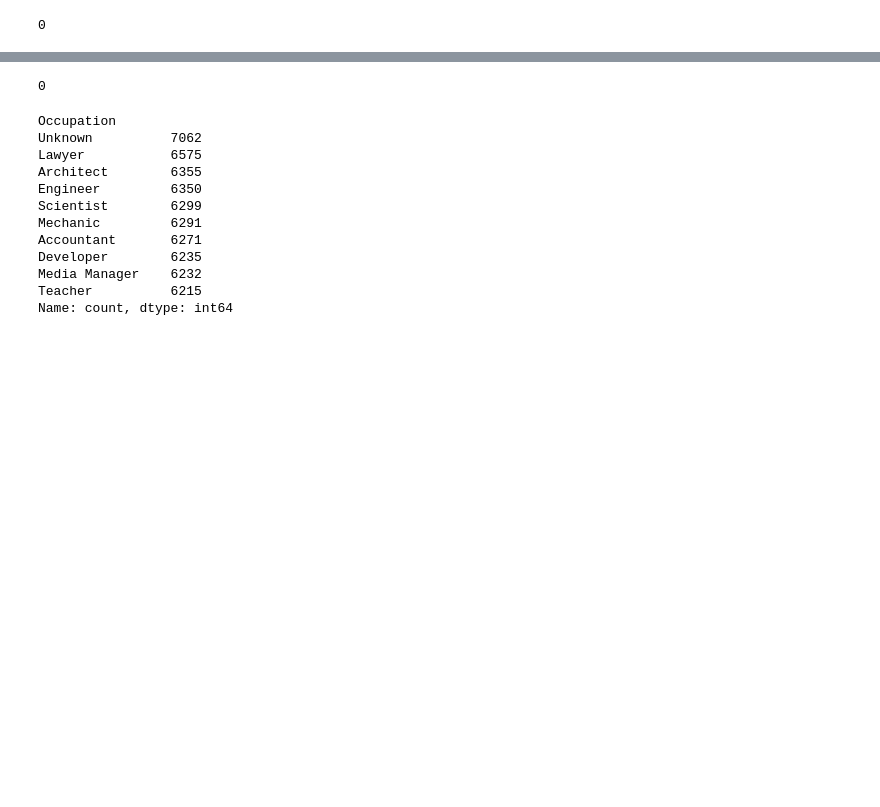
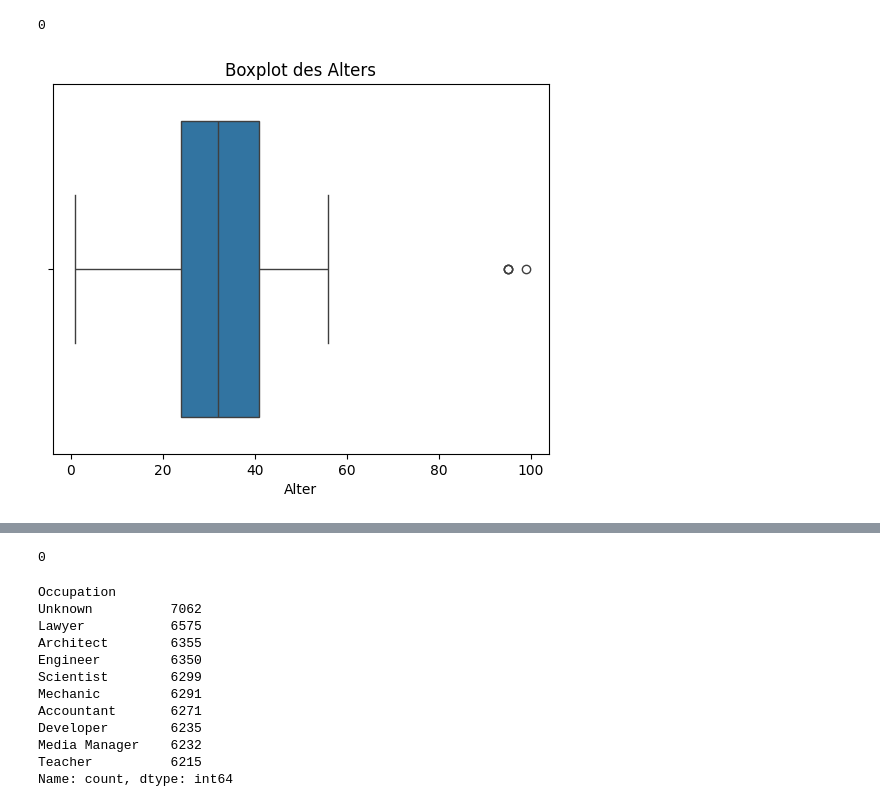
Before and after one commit to Tooonni/MALE01, a Jupyter notebook: notebooks/02_Datenbereinigung.ipynb, the cells around one changed output, grey strips where cells are left out. Drawn from its saved outputs; the diff is of its cells as text; code cells hidden in the pictures; blank space fills up the shorter version.

```diff
--- a/notebooks/02_Datenbereinigung.ipynb
+++ b/notebooks/02_Datenbereinigung.ipynb
@@ -125,6 +140,13 @@ mask = train_df['Age'] >= 100
 train_df.loc[mask, 'Age'] = (
     train_df.loc[mask, 'Age'].astype(str).str[:1].astype(float)
 )
+# %%
+sns.boxplot(data=train_df, x="Age")
+plt.title("Boxplot des Alters")
+plt.xlabel("Alter")
+plt.show()
+# %% [output]
+[figure, added]
 # %%
 train_df['Age'] = (
     train_df['Age']
```
Also changed, not shown: parts of 126 cells of this notebook, 3 other files.
